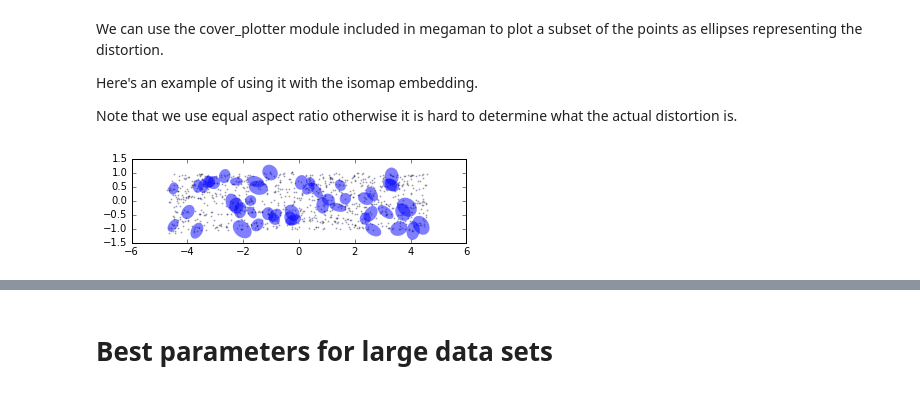
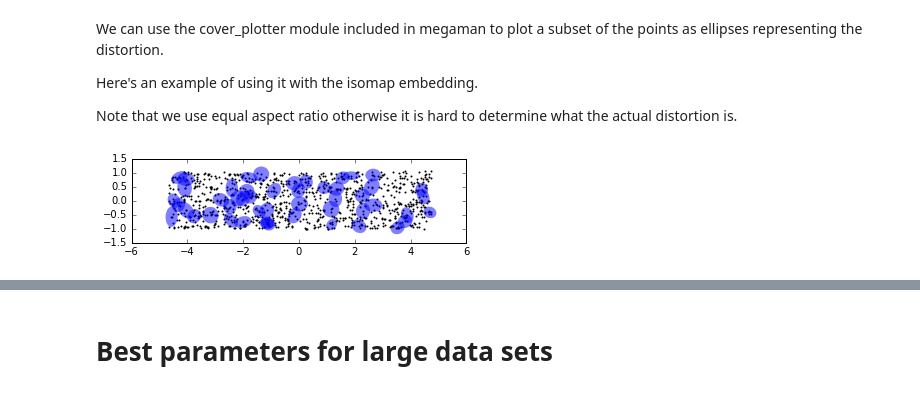
Before and after one commit to mmp2/megaman, a Jupyter notebook: examples/megaman_tutorial.ipynb, the cells around one changed output, grey strips where cells are left out. Cells and saved outputs as stored; diff of their text form; code cells hidden in the pictures.

```diff
--- a/examples/megaman_tutorial.ipynb
+++ b/examples/megaman_tutorial.ipynb
@@ -155,12 +156,12 @@ determined the parameters you can pass a dictionary or geometry
 arguments to one of the embedding classes instead of a Geometry
 object with the geom argument.
 # %%
-radius = 1.0
+radius = 0.5
 adjacency_method = 'cyflann'
 adjacency_kwds = {'radius':radius}
 affinity_method = 'gaussian'
 affinity_kwds = {'radius':radius}
-laplacian_method = 'geometric'
+laplacian_method = 'symmetricnormalized'
 laplacian_kwds = {'scaling_epps':radius}
 
 geom  = {'adjacency_method':adjacency_method, 'adjacency_kwds':adjacency_kwds,
@@ -237,6 +247,10 @@ parameter 'scaling_epps' to the 'radius' that was used
 in the affinity method.
 
 First import the class:
+# %%
+geom.laplacian_method = 'geometric'
+geom.laplacian_kwds = {'scaling_epps':radius} # scaling ensures convergence to Laplace-Beltrami operator
+laplacian_matrix = geom.compute_laplacian_matrix()
 # %%
 from megaman.geometry.rmetric import RiemannMetric
 # %% [markdown]
@@ -263,19 +277,19 @@ Here's an example of using it with the isomap embedding.
 Note that we use equal aspect ratio otherwise it is hard
 to determine what the actual distortion is.
 # %%
-import numpy as np
 from covar_plotter import plot_cov_ellipse
 
-# <rmetric plot code>
 n_plot = 50
-sample_points = np.random.choice(range(N), n_plot, replace = False)
+rng = np.random.RandomState(8675309)
+sample_points = rng.choice(range(N), n_plot, replace = False)
+
 f, ax = plt.subplots()
-ax.scatter(embed_isomap[:, 0], embed_isomap[:, 1], s = 1, alpha = 0.25)
+ax.scatter(embed_isomap[:, 0], embed_isomap[:, 1], s = 1)
 ax.set_aspect('equal') # if an ellipse is a circle no distortion occured.
 for i in range(n_plot):
     ii = sample_points[i]
     cov = H_isomap[ii, :, :]
-    plot_cov_ellipse(cov*0.1, embed_isomap[ii, :] ,ax=ax, edgecolor='none', alpha = 0.5)
+    plot_cov_ellipse(cov*0.05, embed_isomap[ii, :] ,ax=ax, edgecolor='none', alpha = 0.5)
 plt.show()
 # %% [output]
-[figure, old version]
+[figure, new version]
```
Also changed, not shown: parts of 10 cells of this notebook, 1 other file.
